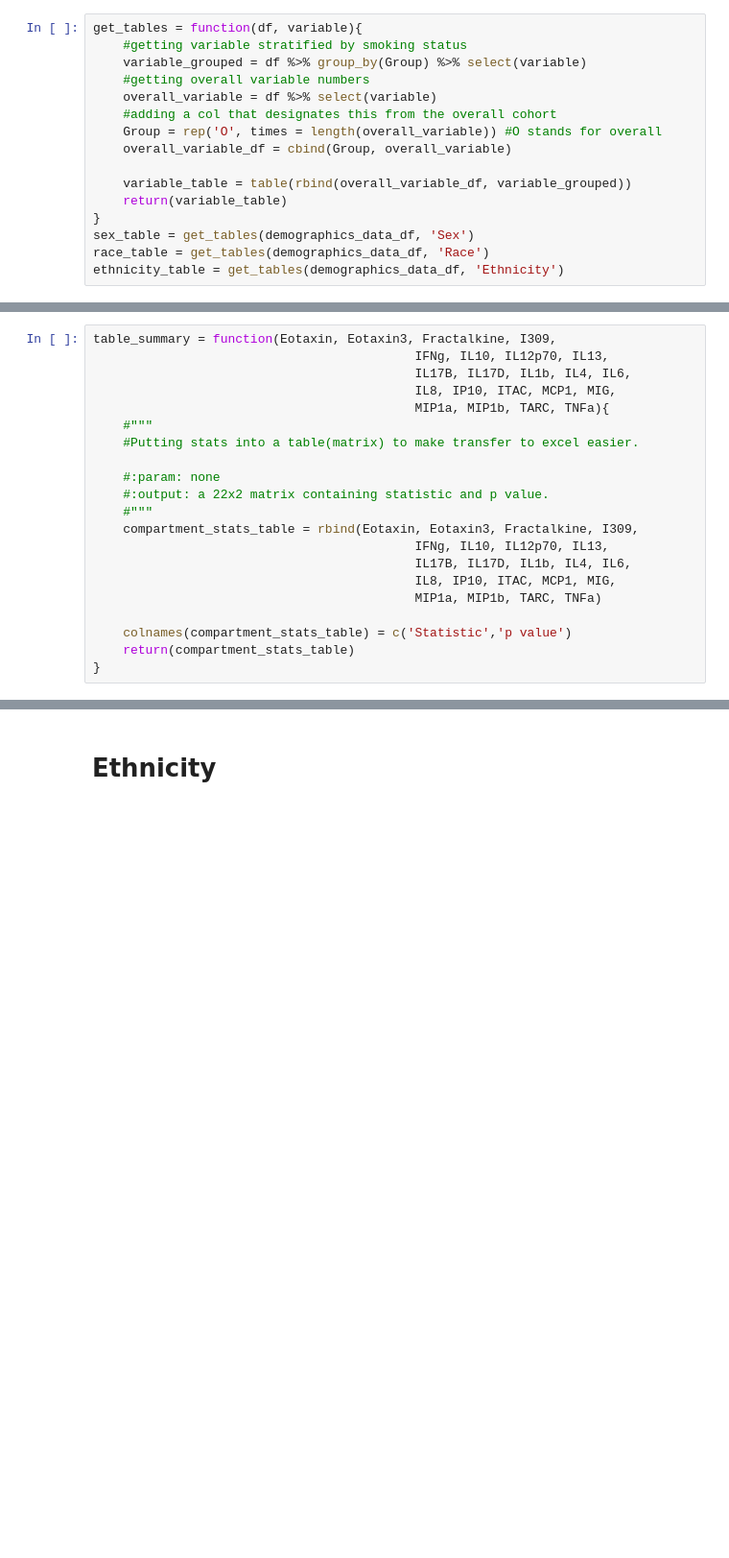
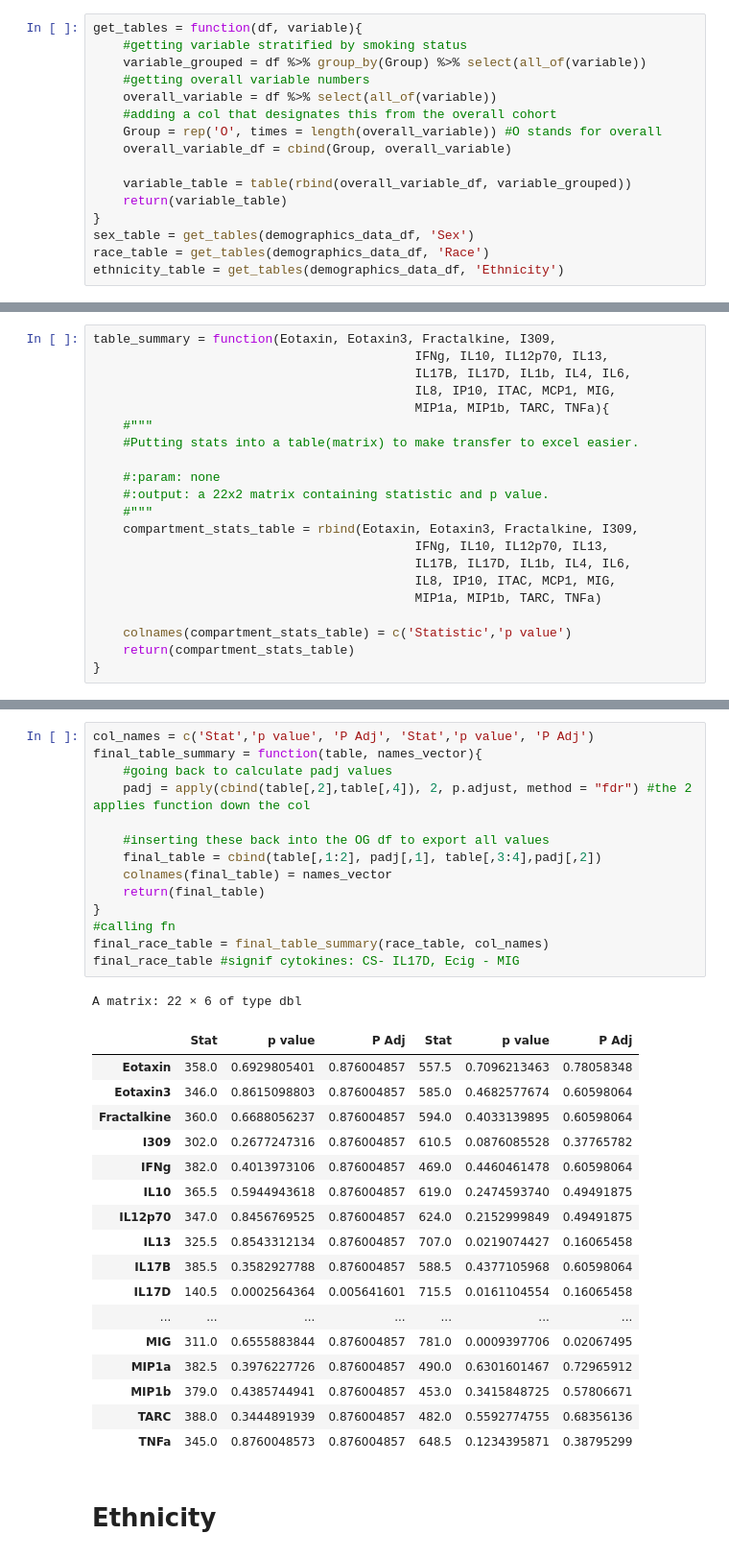
Before and after one commit to Ragerlab/Script_for_Cytokine-Signature-Clusters-as-a-Tool-to-Compare-Changes-associated-with-Tobacco-Product-, a Jupyter notebook: Demographics Analysis (Table1).ipynb, the cells around one changed output, grey strips where cells are left out. Shown at 96% size. Drawn from its saved outputs; the diff is of its cells as text; blank space fills up the shorter version.

```diff
--- a/Demographics Analysis (Table1).ipynb
+++ b/Demographics Analysis (Table1).ipynb
@@ -87,9 +87,9 @@ A data.frame: 6 × 9
 # %%
 get_tables = function(df, variable){
     #getting variable stratified by smoking status
-    variable_grouped = df %>% group_by(Group) %>% select(variable)
+    variable_grouped = df %>% group_by(Group) %>% select(all_of(variable))
     #getting overall variable numbers
-    overall_variable = df %>% select(variable)
+    overall_variable = df %>% select(all_of(variable))
     #adding a col that designates this from the overall cohort
     Group = rep('O', times = length(overall_variable)) #O stands for overall
     overall_variable_df = cbind(Group, overall_variable)
@@ -660,6 +654,39 @@ A matrix: 22 × 4 of type dbl
 | MIP1b | 379.0 | 0.4385744941 | 453.0 | 0.3415848725 |
 | TARC | 388.0 | 0.3444891939 | 482.0 | 0.5592774755 |
 | TNFa | 345.0 | 0.8760048573 | 648.5 | 0.1234395871 |
+# %%
+col_names = c('Stat','p value', 'P Adj', 'Stat','p value', 'P Adj')
+final_table_summary = function(table, names_vector){
+    #going back to calculate padj values
+    padj = apply(cbind(table[,2],table[,4]), 2, p.adjust, method = "fdr") #the 2 applies function down the col
+
+    #inserting these back into the OG df to export all values
+    final_table = cbind(table[,1:2], padj[,1], table[,3:4],padj[,2])
+    colnames(final_table) = names_vector
+    return(final_table)
+}
+#calling fn
+final_race_table = final_table_summary(race_table, col_names)
+final_race_table #signif cytokines: CS- IL17D, Ecig - MIG
+# %% [output]
+A matrix: 22 × 6 of type dbl
+|  | Stat | p value | P Adj | Stat | p value | P Adj |
+| Eotaxin | 358.0 | 0.6929805401 | 0.876004857 | 557.5 | 0.7096213463 | 0.78058348 |
+| Eotaxin3 | 346.0 | 0.8615098803 | 0.876004857 | 585.0 | 0.4682577674 | 0.60598064 |
+| Fractalkine | 360.0 | 0.6688056237 | 0.876004857 | 594.0 | 0.4033139895 | 0.60598064 |
+| I309 | 302.0 | 0.2677247316 | 0.876004857 | 610.5 | 0.0876085528 | 0.37765782 |
+| IFNg | 382.0 | 0.4013973106 | 0.876004857 | 469.0 | 0.4460461478 | 0.60598064 |
+| IL10 | 365.5 | 0.5944943618 | 0.876004857 | 619.0 | 0.2474593740 | 0.49491875 |
+| IL12p70 | 347.0 | 0.8456769525 | 0.876004857 | 624.0 | 0.2152999849 | 0.49491875 |
+| IL13 | 325.5 | 0.8543312134 | 0.876004857 | 707.0 | 0.0219074427 | 0.16065458 |
+| IL17B | 385.5 | 0.3582927788 | 0.876004857 | 588.5 | 0.4377105968 | 0.60598064 |
+| IL17D | 140.5 | 0.0002564364 | 0.005641601 | 715.5 | 0.0161104554 | 0.16065458 |
+| ... | ... | ... | ... | ... | ... | ... |
+| MIG | 311.0 | 0.6555883844 | 0.876004857 | 781.0 | 0.0009397706 | 0.02067495 |
+| MIP1a | 382.5 | 0.3976227726 | 0.876004857 | 490.0 | 0.6301601467 | 0.72965912 |
+| MIP1b | 379.0 | 0.4385744941 | 0.876004857 | 453.0 | 0.3415848725 | 0.57806671 |
+| TARC | 388.0 | 0.3444891939 | 0.876004857 | 482.0 | 0.5592774755 | 0.68356136 |
+| TNFa | 345.0 | 0.8760048573 | 0.876004857 | 648.5 | 0.1234395871 | 0.38795299 |
 # %% [markdown]
 # Ethnicity
 # %%
```
Also changed, not shown: parts of 9 cells of this notebook.
